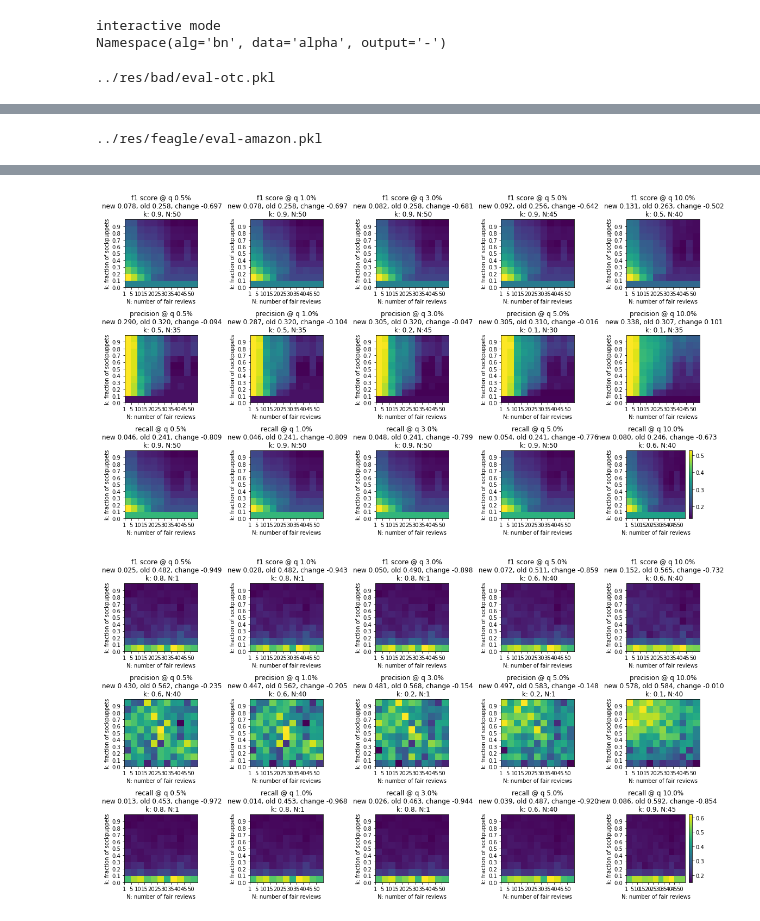
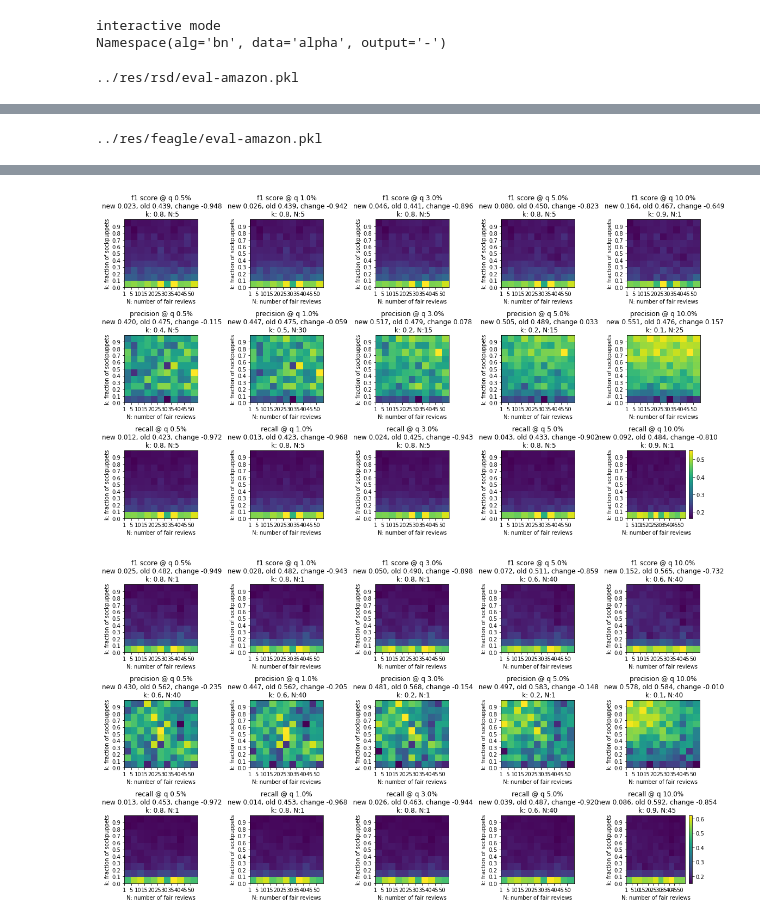
Before and after one commit to rzlll/DataMining, a Jupyter notebook: src/heatmaps.ipynb, the cells around one changed output, grey strips where cells are left out. Drawn from its saved outputs; the diff is of its cells as text; code cells hidden in the pictures.

```diff
--- a/src/heatmaps.ipynb
+++ b/src/heatmaps.ipynb
@@ -122,10 +122,10 @@ def create_heatmaps(alg, data):
 
     return figs, ret
 # %%
-fig, ret = create_heatmaps(alg='bad', data='otc')
+fig, ret = create_heatmaps(alg='rsd', data='amazon')
 display(pd.DataFrame(ret))
 fig, ret = create_heatmaps(alg='feagle', data='amazon')
 display(pd.DataFrame(ret))
 # %% [output]
-../res/bad/eval-otc.pkl
+../res/rsd/eval-amazon.pkl
 |  | 0.005 | 0.01 | 0.03 | 0.05 | 0.1 |
@@ -135,9 +135,9 @@ display(pd.DataFrame(ret))
 ../res/feagle/eval-amazon.pkl
 |  | 0.005 | 0.01 | 0.03 | 0.05 | 0.1 |
 | f1 | [-0.9490179405794661, 0.8, 1] | [-0.9426215802163888, 0.8, 1] | [-0.8983012780405836, 0.8, 1] | [-0.8591190475399922, 0.6, 40] | [-0.7316613294453926, 0.6, 40] |
 | prec | [-0.23462783171521032, 0.6, 40] | [-0.20496224379719521, 0.6, 40] | [-0.1535752401280682, 0.2, 1] | [-0.14762771688649456, 0.2, 1] | [-0.009752667121486367, 0.1, 40] |
 | recl | [-0.9716917299215322, 0.8, 1] | [-0.9682071667684746, 0.8, 1] | [-0.9435757502770031, 0.8, 1] | [-0.9204576805056017, 0.6, 40] | [-0.8544432309100406, 0.9, 45] |
-[figure, old version]
+[figure, new version]
 [figure]
 # %%
 reports = {met: {q: {alg: {data: {} for data in data_list} for alg in alg_list} for q in q_range} for met in met_list}
```
Also changed, not shown: parts of 1 cell of this notebook, 1 other file.
